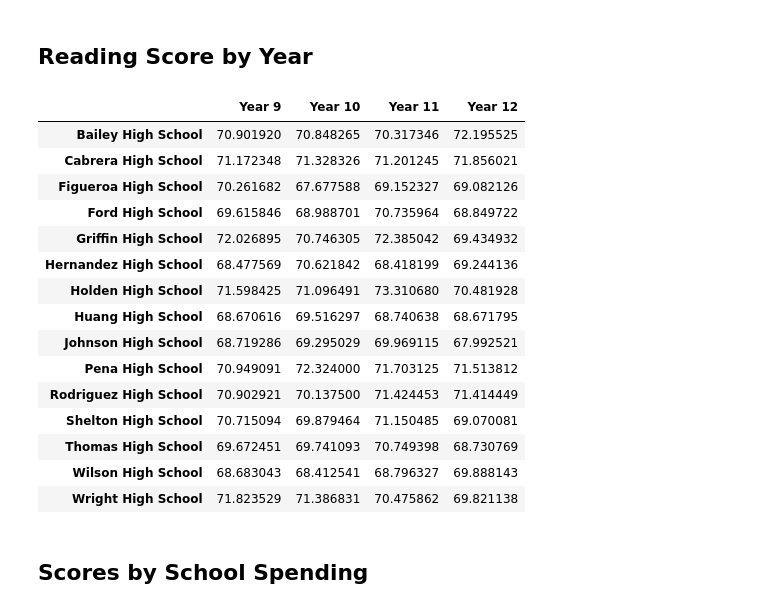
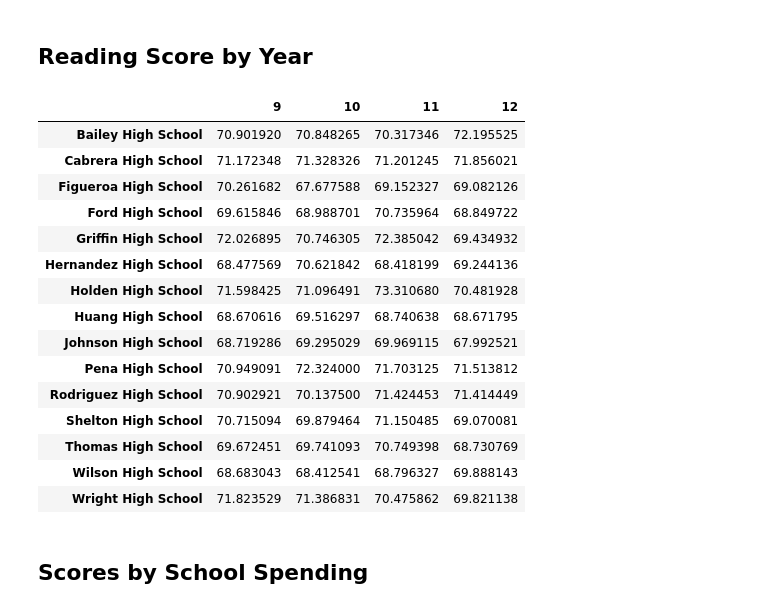
Before and after one commit to Dinna-ux/pandas-challenge, a Jupyter notebook: PyCitySchools/PyCitySchools_starter.ipynb, the cells around one changed output. Saved outputs shown, nothing was run; the diff lists cells and outputs as text; code cells hidden in the pictures.

```diff
--- a/PyCitySchools/PyCitySchools_starter.ipynb
+++ b/PyCitySchools/PyCitySchools_starter.ipynb
@@ -183,26 +227,39 @@ maths_scores_by_year
 # %%
 # Create data series of scores by year levels using conditionals
 year_nine = school_data_complete[(school_data_complete["year"] == 9)]
 year_ten = school_data_complete[(school_data_complete["year"] == 10)]
 year_eleven = school_data_complete[(school_data_complete["year"] == 11)]
 year_twelve = school_data_complete[(school_data_complete["year"] == 12)]
 
+year_nine = school_data_complete[(school_data_complete["year"] == 9)]
+year_ten = school_data_complete[(school_data_complete["year"] == 10)]
+year_eleven = school_data_complete[(school_data_complete["year"] == 11)]
+year_twelve = school_data_complete[(school_data_complete["year"] == 12)]
+
 # Group each by school name
-year_nine_scores =
-year_ten_scores =
-year_eleven_scores =
-year_twelve_scores =
+year_nine_scores = school_data_complete.loc[school_data_complete["year"] == 9].groupby(["school_name"])["reading_score"].mean()
+year_ten_scores = school_data_complete.loc[school_data_complete["year"] == 10].groupby(["school_name"])["reading_score"].mean()
+year_eleven_scores = school_data_complete.loc[school_data_complete["year"] == 11].groupby(["school_name"])["reading_score"].mean()
+year_twelve_scores = school_data_complete.loc[school_data_complete["year"] == 12].groupby(["school_name"])["reading_score"].mean()
+
+
 
 # Combine series into single DataFrame
-reading_scores_by_year =
+reading_scores_by_year = pd.DataFrame({9: year_nine_scores,
+                                    10: year_ten_scores,
+                                    11: year_eleven_scores,
+                                    12: year_twelve_scores})
+
+reading_scores_by_year[[9, 10, 11, 12]]
+
 
 # Minor data wrangling
 reading_scores_by_year.index.name = None
 
 # Display the DataFrame
 reading_scores_by_year
 # %% [output]
-|  | Year 9 | Year 10 | Year 11 | Year 12 |
+|  | 9 | 10 | 11 | 12 |
 | Bailey High School | 70.901920 | 70.848265 | 70.317346 | 72.195525 |
 | Cabrera High School | 71.172348 | 71.328326 | 71.201245 | 71.856021 |
 | Figueroa High School | 70.261682 | 67.677588 | 69.152327 | 69.082126 |
```
Also changed, not shown: parts of 20 cells of this notebook, 1 other file.
